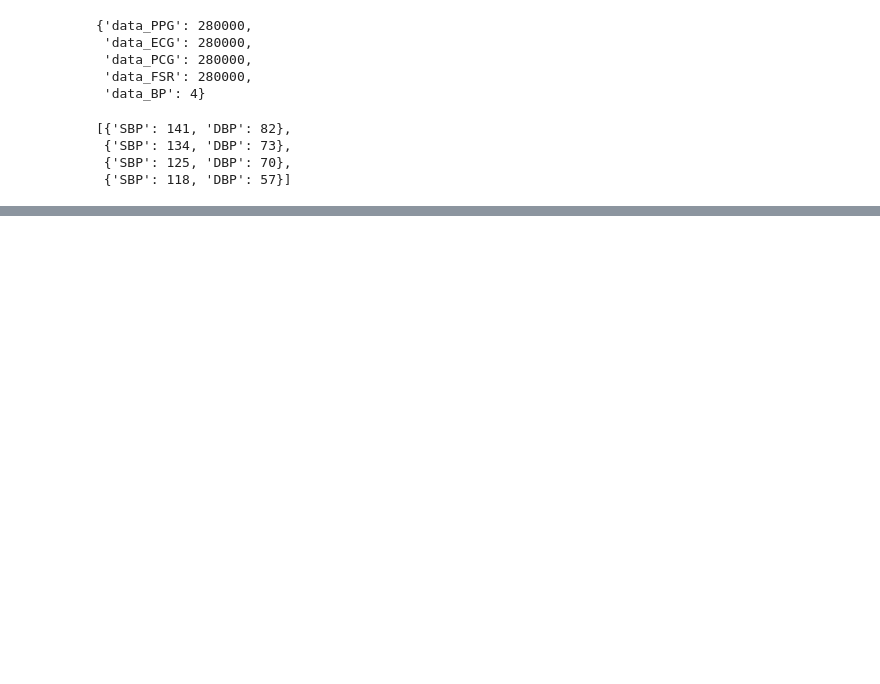
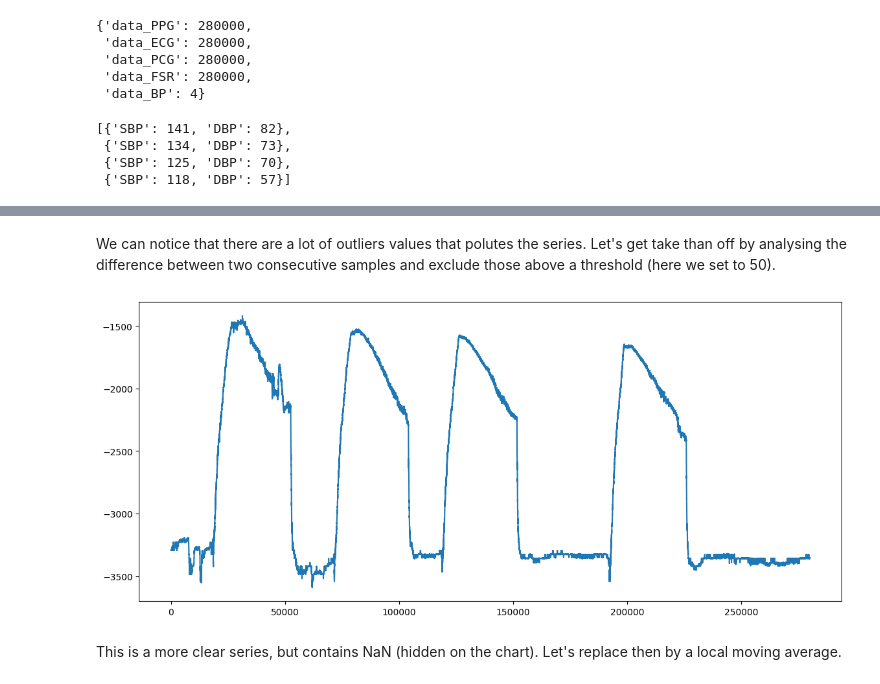
Before and after one commit to Ragul-SL/Non-Invasive-BloodPressure, a Jupyter notebook: Estimate_BP.ipynb, the cells around one changed output, grey strips where cells are left out. Drawn from its saved outputs; the diff is of its cells as text; code cells hidden in the pictures; blank space fills up the shorter version.

```diff
--- a/Estimate_BP.ipynb
+++ b/Estimate_BP.ipynb
@@ -34,0 +54,15 @@ data['data_BP']
+# %% [markdown]
+We can notice that there are a lot of outliers values that polutes the series. Let's get take than off by analysing the difference between two consecutive samples and exclude those above a threshold (here we set to 50).
+# %%
+# Set to nan elements whose slope is above 50
+plt.figure(figsize=(14, 6))
+max_diff = 50
+data_FSR_clear = np.array(data_FSR, dtype=np.float64)
+data_FSR_outliers = np.abs(data_FSR[1:] - data_FSR[:-1]) > max_diff
+data_FSR_outliers = np.append(data_FSR_outliers, False)
+data_FSR_clear[data_FSR_outliers] = np.nan
+plt.plot(data_FSR_clear);
+# %% [output]
+[figure, added]
+# %% [markdown]
+This is a more clear series, but contains NaN (hidden on the chart). Let's replace then by a local moving average.
```
Also changed, not shown: parts of 15 cells of this notebook.
